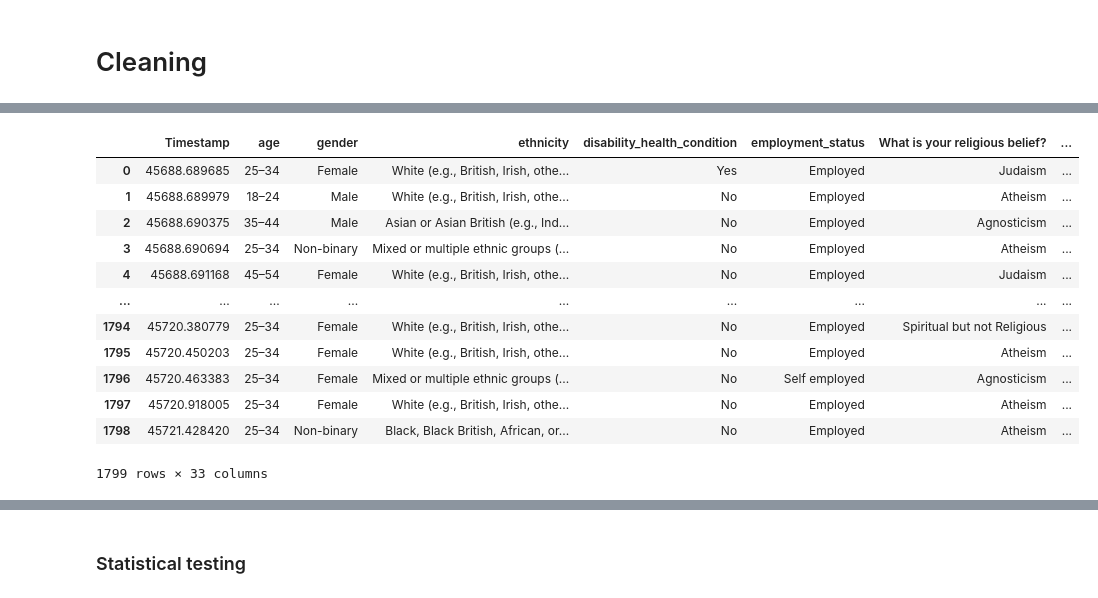
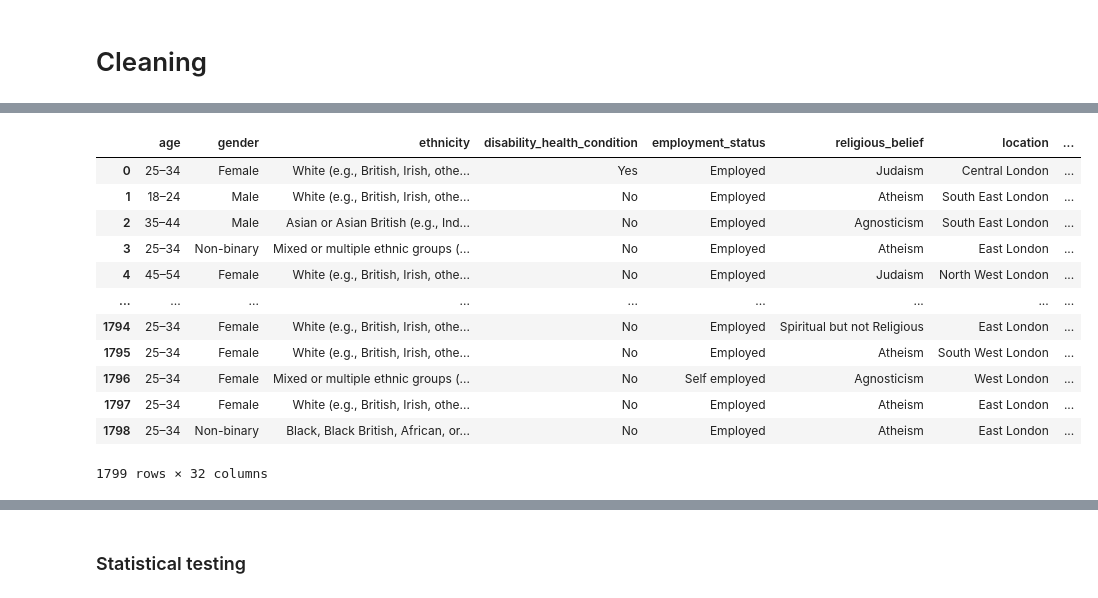
Before and after one commit to RachaelJadeMcGrath/Capstone, a Jupyter notebook: capstone_analysis.ipynb, the cells around one changed output, grey strips where cells are left out. Saved outputs shown, nothing was run; the diff lists cells and outputs as text; code cells hidden in the pictures.

```diff
--- a/capstone_analysis.ipynb
+++ b/capstone_analysis.ipynb
@@ -1,6 +1,13 @@
 # %%
+# importing liabraries for analysis
 import pandas as pd
 import numpy as np
+import scipy.stats as stats
+import matplotlib.pyplot as plt
+import seaborn as sns
+
+# setting pandas safe option
+pd.set_option('mode.copy_on_write', True)
 
 # Load the dataset from a CSV file
 sauna_2025 = pd.read_csv("Anonymised Community Sauna Annual 2024 Survey (Responses).csv")
@@ -14,6 +40,9 @@ Shape:  (1799, 35)
 # %%
+# dropping columns for anonymity and irrelevance to analysis
+
 drop_list = [
     """ID""",
+    """Timestamp""",
     """What is your name?""",
     """What is your sexual orientation?""",
     """Overall, how satisfied are you with your life nowadays? (where 0 is “not at all” and 10 is “completely”)""",
@@ -27,43 +56,48 @@ drop_list = [
     """I’ve been able to make up my own mind about things""",
 ]
 
-# dropping columns for anonymity and irrelevance to analysis
+
 sauna_2025 = sauna_2025.drop(columns=drop_list, errors="ignore")
 df = sauna_2025.drop(columns=sauna_2025.columns[-1], errors="ignore")
 # %%
+# renaming columns for quick reference
 rename_map = {
     """What is your age group?""": "age",
     """What gender do you identify with?""": "gender",
     """How would you describe your ethnicity?""": "ethnicity",
     """Do you consider yourself to have a disability or long term health condition?""": "disability_health_condition",
     """Please indicate the following about your employment status:""": "employment_status",
+    """What is your religious belief?""": "religious_belief",
+    """How would you describe your sexual orientation?""": "sexual_orientation",
     """Where do you currently live?""": "location",
+    """Had you been to a sauna before visiting our community sauna?""": "previous_sauna_experience",
+    """How did you first hear about our community sauna?""": "sauna_discovery_channel",
     """How often do you visit our sauna?""": "visit_frequency",
     """Which of our sauna locations do you visit most often?""": "location_frequency",
     """Have you experienced any physical health improvements from using the sauna?""": "physical_health_improvements",
     """Have you experienced any mental health improvements from using the sauna?""": "mental_health_improvements",
     """How important is having regular access to sauna? (On a scale of 1 to 5, where 1 is low and 5 is high)""": "sauna_access_importance",
     """What do you enjoy most about the community sauna?""": "enjoyment_reasons",
     """Do you feel a sense of belonging or community when using the sauna? On a scale of 1 to 5, where 1 is low and 5 is high""": "belonging_rating",
     """Please share why community sauna is important to you?""": "importance_reason",
 }
 
 
-# renaming columns for quick reference
+
 df = df.rename(columns=rename_map)
 
 df
 # %% [output]
-|  | Timestamp | age | gender | ethnicity | disability_health_condition | employment_status | What is your religious belief? | ... |
-| 0 | 45688.689685 | 25–34 | Female | White (e.g., British, Irish, othe... | Yes | Employed | Judaism | ... |
-| 1 | 45688.689979 | 18–24 | Male | White (e.g., British, Irish, othe... | No | Employed | Atheism | ... |
-| 2 | 45688.690375 | 35–44 | Male | Asian or Asian British (e.g., Ind... | No | Employed | Agnosticism | ... |
-| 3 | 45688.690694 | 25–34 | Non-binary | Mixed or multiple ethnic groups (... | No | Employed | Atheism | ... |
-| 4 | 45688.691168 | 45–54 | Female | White (e.g., British, Irish, othe... | No | Employed | Judaism | ... |
+|  | age | gender | ethnicity | disability_health_condition | employment_status | religious_belief | location | ... |
+| 0 | 25–34 | Female | White (e.g., British, Irish, othe... | Yes | Employed | Judaism | Central London | ... |
+| 1 | 18–24 | Male | White (e.g., British, Irish, othe... | No | Employed | Atheism | South East London | ... |
+| 2 | 35–44 | Male | Asian or Asian British (e.g., Ind... | No | Employed | Agnosticism | South East London | ... |
+| 3 | 25–34 | Non-binary | Mixed or multiple ethnic groups (... | No | Employed | Atheism | East London | ... |
+| 4 | 45–54 | Female | White (e.g., British, Irish, othe... | No | Employed | Judaism | North West London | ... |
 | ... | ... | ... | ... | ... | ... | ... | ... | ... |
-| 1794 | 45720.380779 | 25–34 | Female | White (e.g., British, Irish, othe... | No | Employed | Spiritual but not Religious | ... |
-| 1795 | 45720.450203 | 25–34 | Female | White (e.g., British, Irish, othe... | No | Employed | Atheism | ... |
-| 1796 | 45720.463383 | 25–34 | Female | Mixed or multiple ethnic groups (... | No | Self employed | Agnosticism | ... |
-| 1797 | 45720.918005 | 25–34 | Female | White (e.g., British, Irish, othe... | No | Employed | Atheism | ... |
-| 1798 | 45721.428420 | 25–34 | Non-binary | Black, Black British, African, or... | No | Employed | Atheism | ... |
+| 1794 | 25–34 | Female | White (e.g., British, Irish, othe... | No | Employed | Spiritual but not Religious | East London | ... |
+| 1795 | 25–34 | Female | White (e.g., British, Irish, othe... | No | Employed | Atheism | South West London | ... |
+| 1796 | 25–34 | Female | Mixed or multiple ethnic groups (... | No | Self employed | Agnosticism | West London | ... |
+| 1797 | 25–34 | Female | White (e.g., British, Irish, othe... | No | Employed | Atheism | East London | ... |
+| 1798 | 25–34 | Non-binary | Black, Black British, African, or... | No | Employed | Atheism | East London | ... |
-1799 rows × 33 columns
+1799 rows × 32 columns
```
Also changed, not shown: parts of 55 cells of this notebook, 4 other files.
